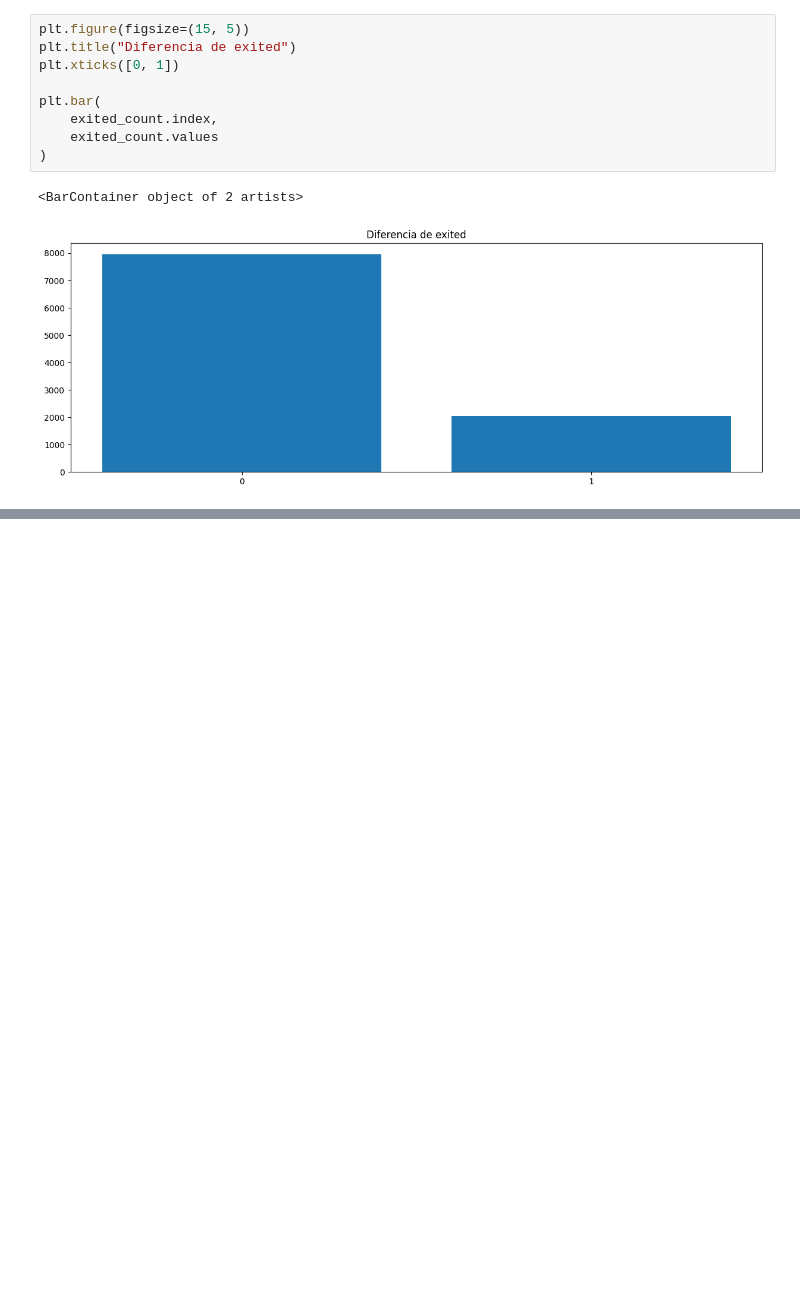
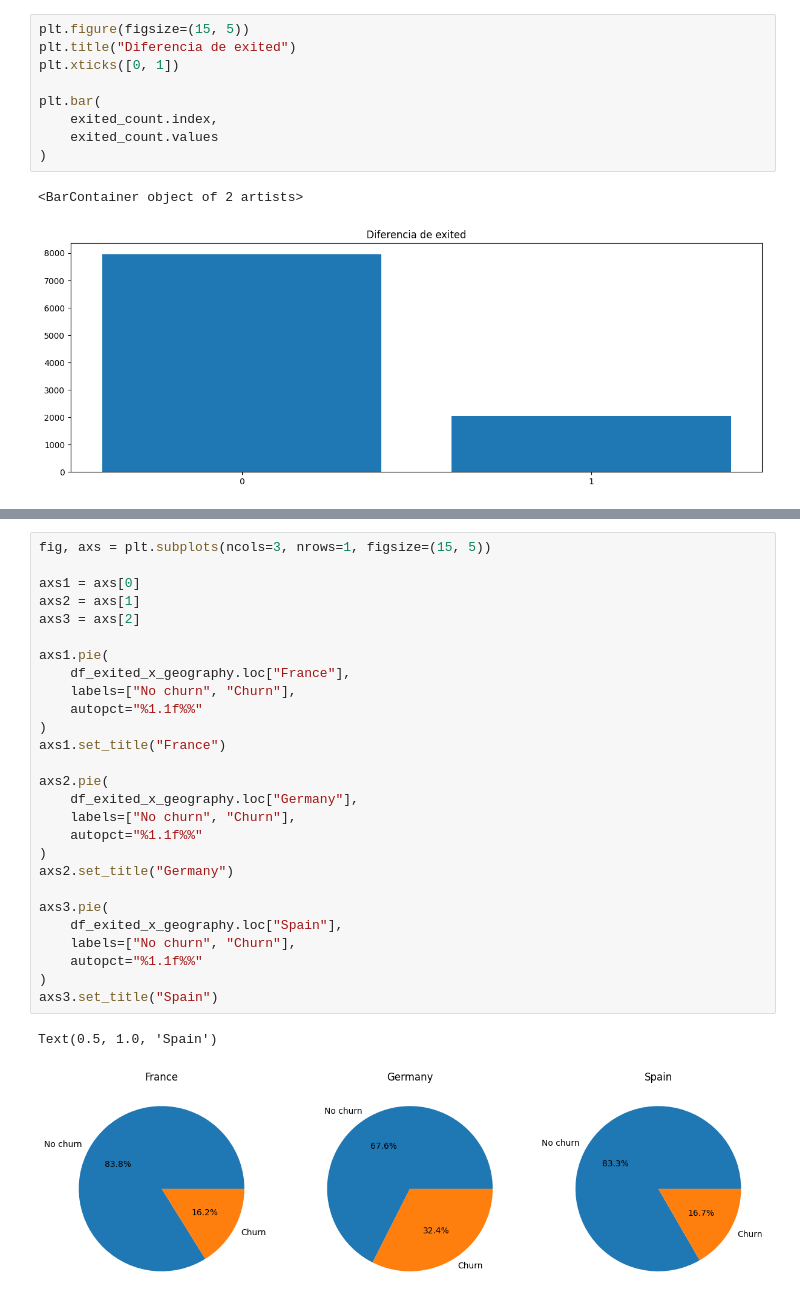
Before and after one commit to charligram/6_bank_churn, a Jupyter notebook: notebooks/EDA.ipynb, the cells around one changed output, grey strips where cells are left out. Drawn from its saved outputs; the diff is of its cells as text; blank space fills up the shorter version.

```diff
--- a/notebooks/EDA.ipynb
+++ b/notebooks/EDA.ipynb
@@ -123,0 +161,30 @@ plt.bar(
+# %%
+fig, axs = plt.subplots(ncols=3, nrows=1, figsize=(15, 5))
+
+axs1 = axs[0]
+axs2 = axs[1]
+axs3 = axs[2]
+
+axs1.pie(
+    df_exited_x_geography.loc["France"],
+    labels=["No churn", "Churn"],
+    autopct="%1.1f%%"
+)
+axs1.set_title("France")
+
+axs2.pie(
+    df_exited_x_geography.loc["Germany"],
+    labels=["No churn", "Churn"],
+    autopct="%1.1f%%"
+)
+axs2.set_title("Germany")
+
+axs3.pie(
+    df_exited_x_geography.loc["Spain"],
+    labels=["No churn", "Churn"],
+    autopct="%1.1f%%"
+)
+axs3.set_title("Spain")
+# %% [output]
+Text(0.5, 1.0, 'Spain')
+[figure, added]
```
Also changed, not shown: parts of 6 cells of this notebook.
